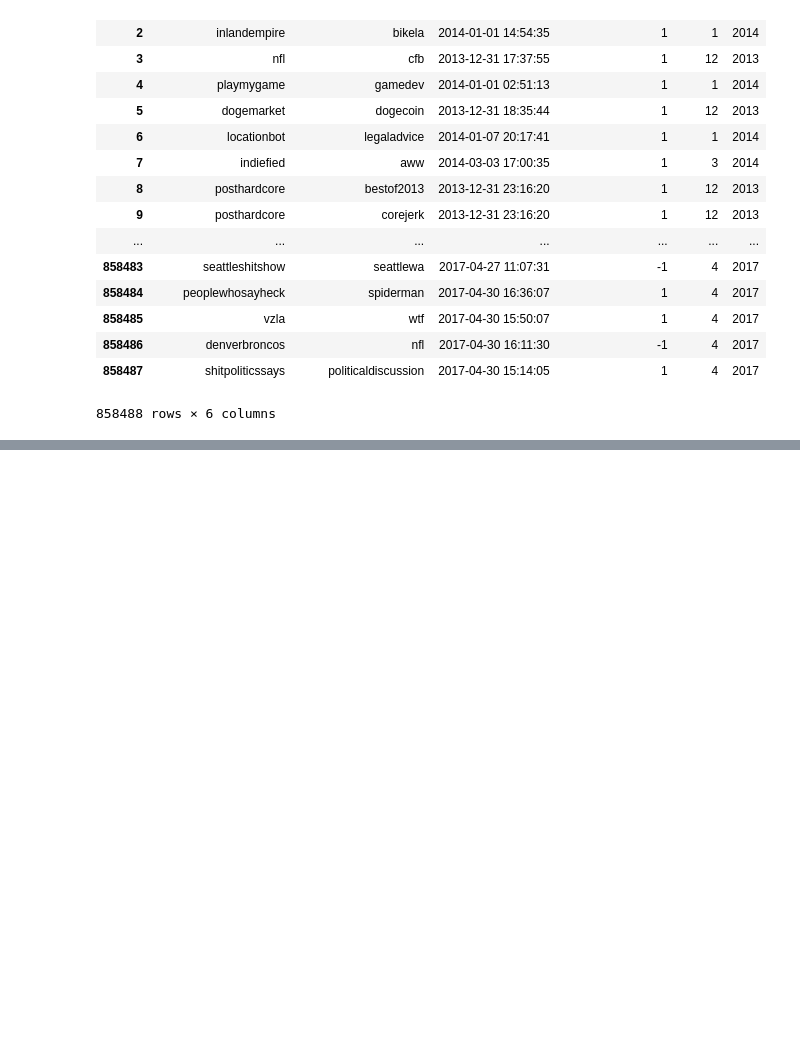
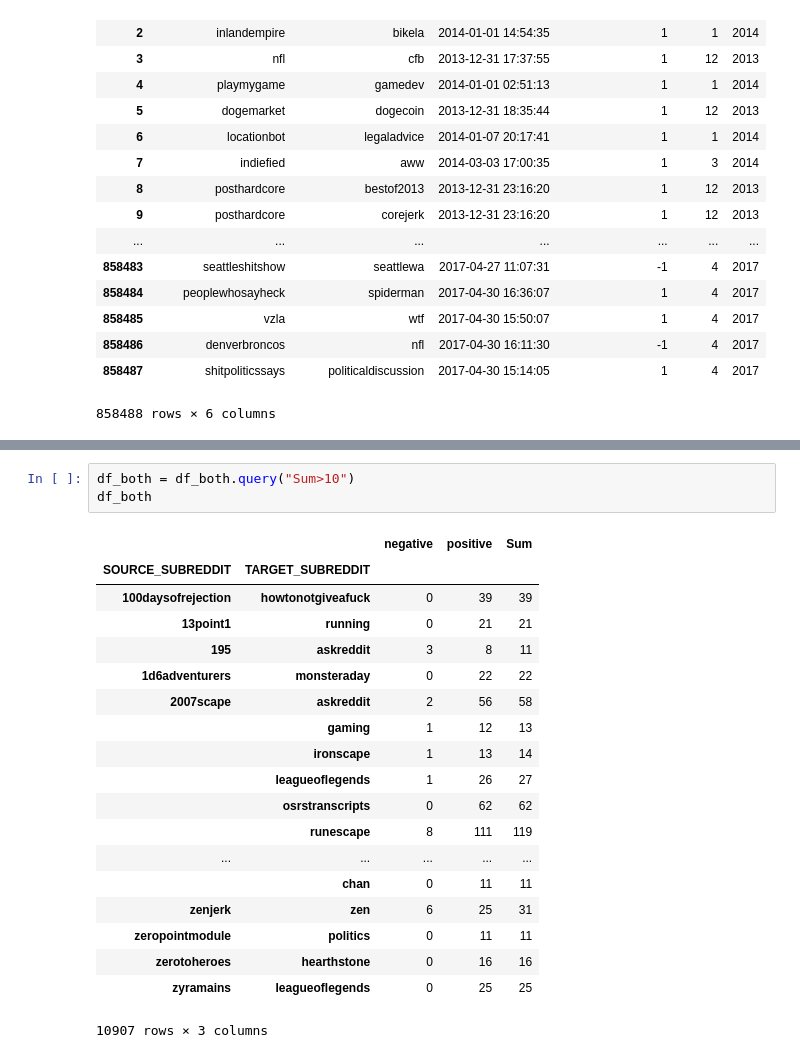
Before and after one commit to rushkock/reddit, a Jupyter notebook: Back-end/Positive_Negative.ipynb, the cells around one changed output, grey strips where cells are left out. Cells and saved outputs as stored; diff of their text form; blank space fills up the shorter version.

```diff
--- a/Back-end/Positive_Negative.ipynb
+++ b/Back-end/Positive_Negative.ipynb
@@ -102,0 +78,23 @@ df_both
+# %%
+df_both = df_both.query("Sum>10")
+df_both
+# %% [output]
+|  |  | negative | positive | Sum |
+| SOURCE_SUBREDDIT | TARGET_SUBREDDIT |  |  |  |
+| 100daysofrejection | howtonotgiveafuck | 0 | 39 | 39 |
+| 13point1 | running | 0 | 21 | 21 |
+| 195 | askreddit | 3 | 8 | 11 |
+| 1d6adventurers | monsteraday | 0 | 22 | 22 |
+| 2007scape | askreddit | 2 | 56 | 58 |
+|  | gaming | 1 | 12 | 13 |
+|  | ironscape | 1 | 13 | 14 |
+|  | leagueoflegends | 1 | 26 | 27 |
+|  | osrstranscripts | 0 | 62 | 62 |
+|  | runescape | 8 | 111 | 119 |
+| ... | ... | ... | ... | ... |
+|  | chan | 0 | 11 | 11 |
+| zenjerk | zen | 6 | 25 | 31 |
+| zeropointmodule | politics | 0 | 11 | 11 |
+| zerotoheroes | hearthstone | 0 | 16 | 16 |
+| zyramains | leagueoflegends | 0 | 25 | 25 |
+10907 rows × 3 columns
```
Also changed, not shown: parts of 11 cells of this notebook.
